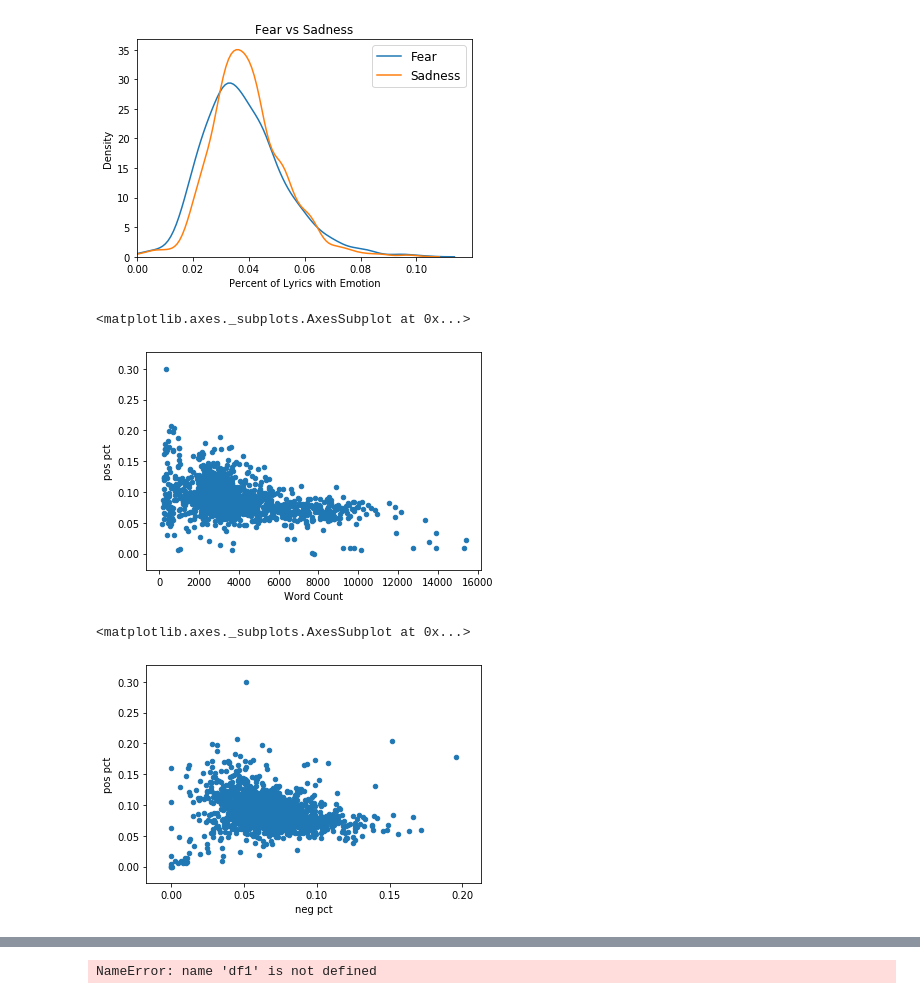
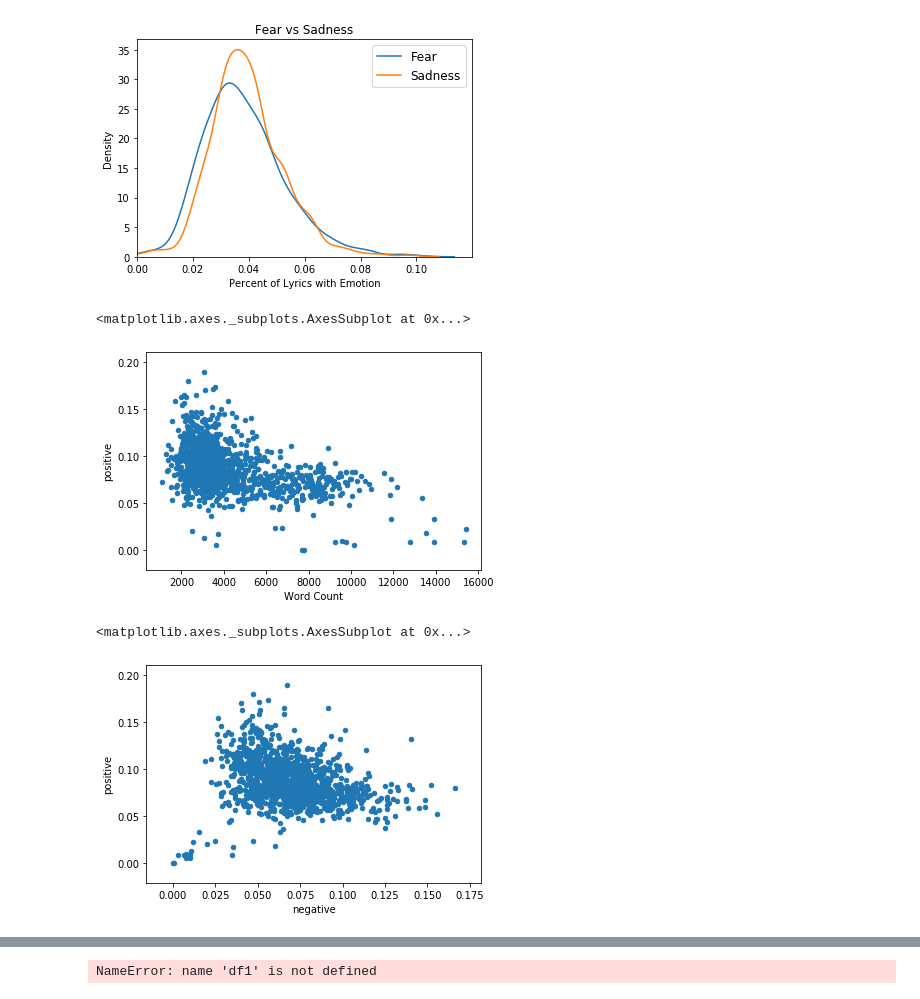
Before and after one commit to ben-pfeffer/lyrics-sentiment, a Jupyter notebook: sentiment-vizs.ipynb, the cells around one changed output, grey strips where cells are left out. Cells and saved outputs as stored; diff of their text form; code cells hidden in the pictures.

```diff
--- a/sentiment-vizs.ipynb
+++ b/sentiment-vizs.ipynb
@@ -246,13 +252,13 @@ plt.ylabel('Density')
 Text(0, 0.5, 'Density')
 [figure]
 # %%
-df1.plot(kind='scatter', x='Word Count', y='pos pct')
+df.plot(kind='scatter', x='Word Count', y='positive')
 # %% [output]
 <matplotlib.axes._subplots.AxesSubplot at 0x...>
-[figure, old version]
+[figure, new version]
 # %%
-df1.plot(kind='scatter', x='neg pct', y='pos pct')
+df.plot(kind='scatter', x='negative', y='positive')
 # %% [output]
 <matplotlib.axes._subplots.AxesSubplot at 0x...>
-[figure, old version]
+[figure, new version]
 # %%
```
Also changed, not shown: parts of 7 cells of this notebook, 1 other file.
